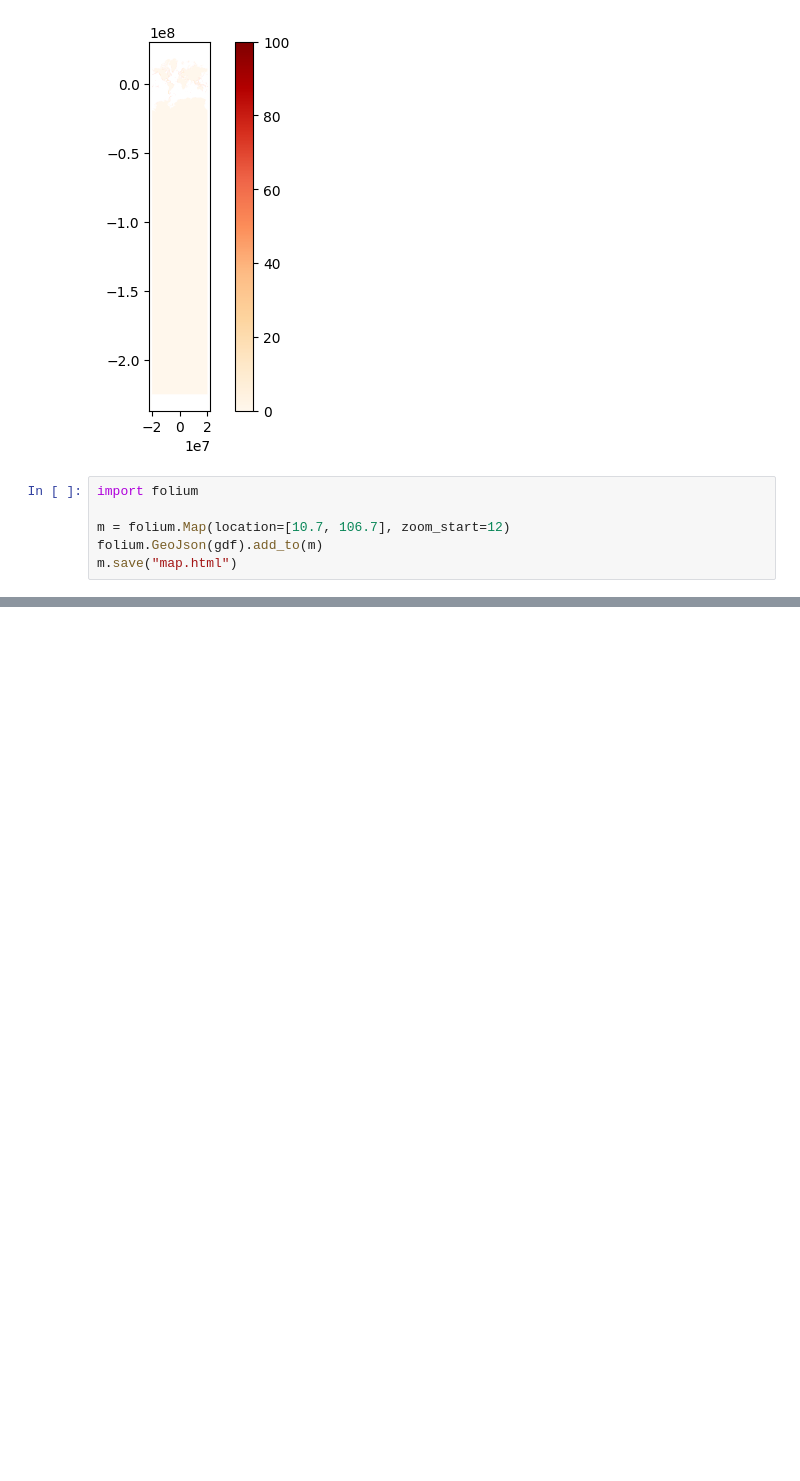
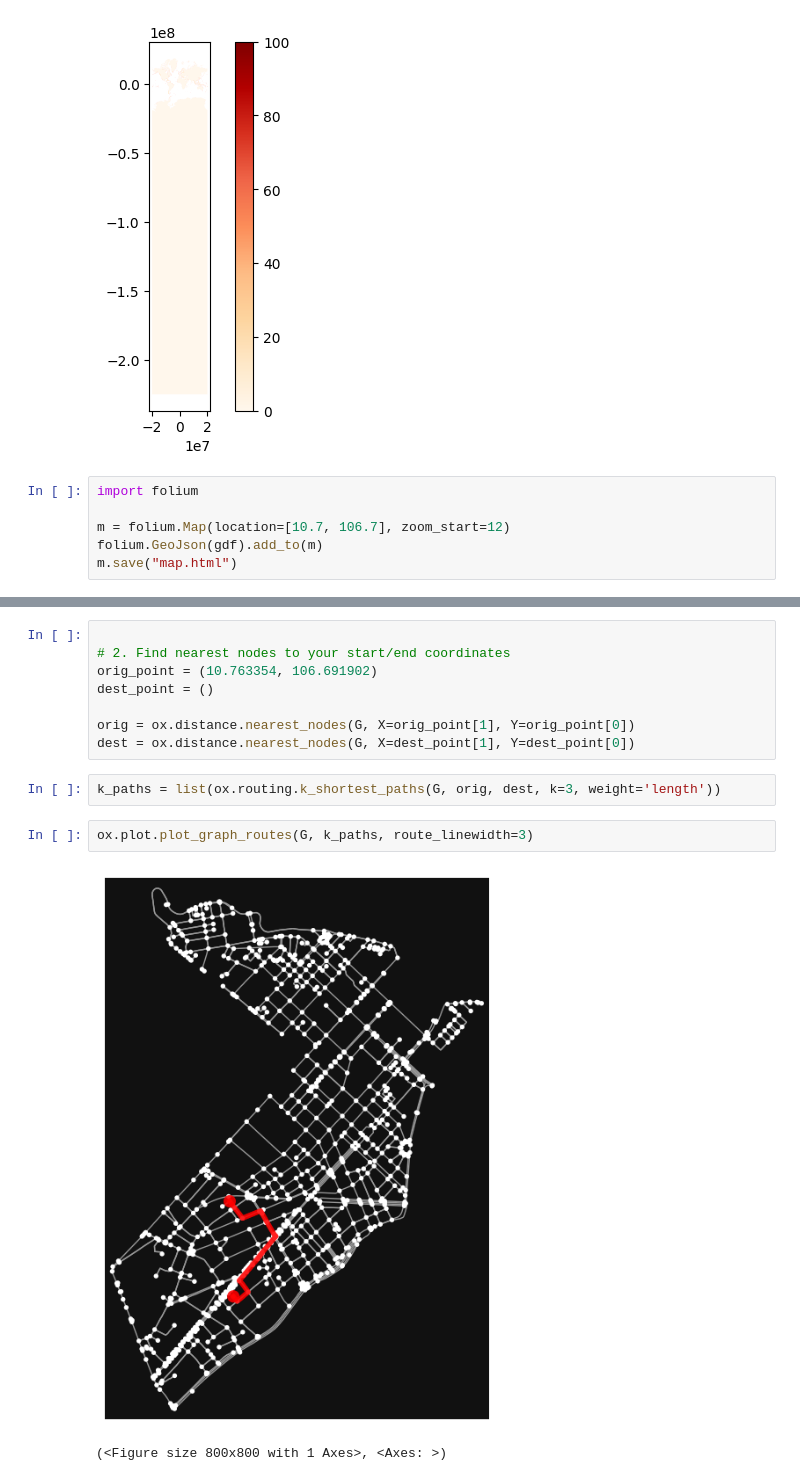
Before and after one commit to Bancie/thuhoach.nckh, a Jupyter notebook: ipynb/location/geo.ipynb, the cells around one changed output, grey strips where cells are left out. Cells and saved outputs as stored; diff of their text form; blank space fills up the shorter version.

```diff
--- a/ipynb/location/geo.ipynb
+++ b/ipynb/location/geo.ipynb
@@ -82,0 +99,15 @@ m.save("map.html")
+# %%
+
+# 2. Find nearest nodes to your start/end coordinates
+orig_point = (10.763354, 106.691902)
+dest_point = ()
+
+orig = ox.distance.nearest_nodes(G, X=orig_point[1], Y=orig_point[0])
+dest = ox.distance.nearest_nodes(G, X=dest_point[1], Y=dest_point[0])
+# %%
+k_paths = list(ox.routing.k_shortest_paths(G, orig, dest, k=3, weight='length'))
+# %%
+ox.plot.plot_graph_routes(G, k_paths, route_linewidth=3)
+# %% [output]
+[figure, added]
+(<Figure size 800x800 with 1 Axes>, <Axes: >)
```
Also changed, not shown: parts of 4 cells of this notebook, 44 other files.
